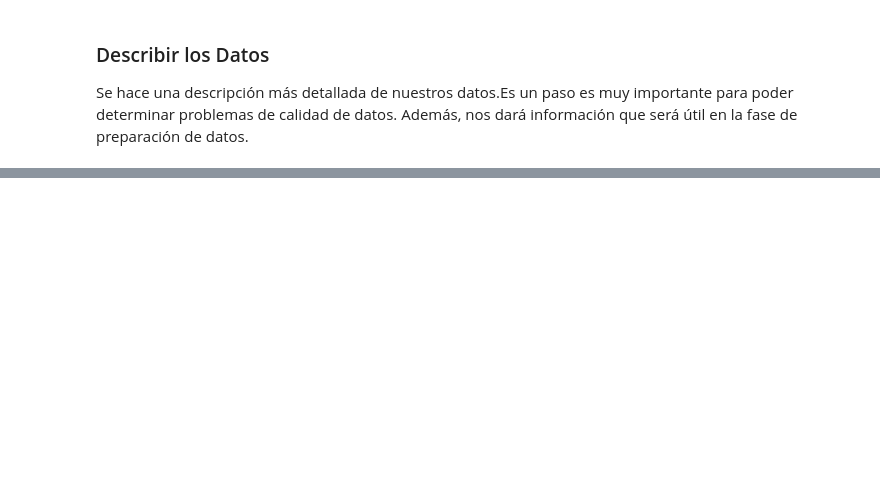
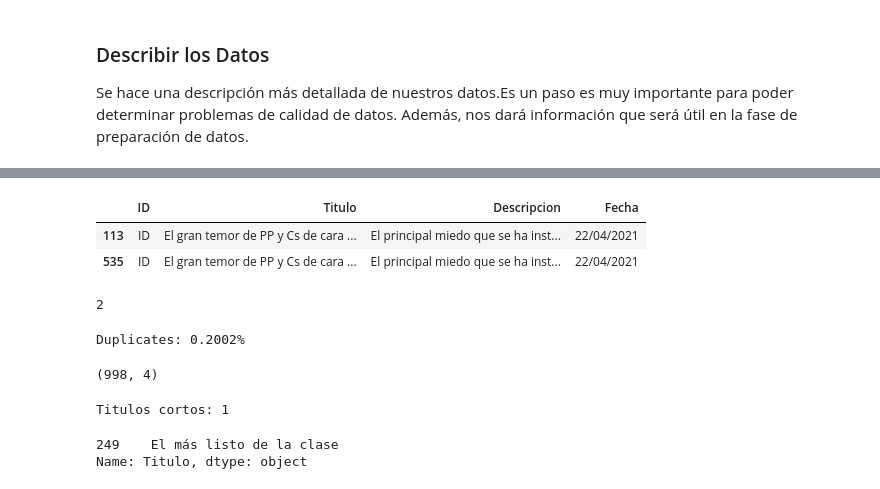
Before and after one commit to InteligenciaNegocios-G14/Proyecto1, a Jupyter notebook: Proyeto1.ipynb, the cells around one changed output, grey strips where cells are left out. Cells and saved outputs as stored; diff of their text form; code cells hidden in the pictures; blank space fills up the shorter version.

```diff
--- a/Proyeto1.ipynb
+++ b/Proyeto1.ipynb
@@ -77,0 +84,2 @@ data.sample(5)
+# %%
+features = ['Titulo', 'Descripcion', 'Fecha']
@@ -77,0 +91,2 @@ data.sample(5)
+# %%
+fake_df = fake_df.dropna(subset=["Titulo"]+features)
@@ -77,0 +99,15 @@ data.sample(5)
+# %%
+fake_df.loc[fake_df.duplicated(subset=features, keep=False)].head(3)
+# %% [output]
+|  | ID | Titulo | Descripcion | Fecha |
+| 113 | ID | El gran temor de PP y Cs de cara ... | El principal miedo que se ha inst... | 22/04/2021 |
+| 535 | ID | El gran temor de PP y Cs de cara ... | El principal miedo que se ha inst... | 22/04/2021 |
+# %%
+duplicated_rows = fake_df.loc[fake_df.duplicated(subset=features, keep=False)].shape[0]
+duplicated_rows
+# %% [output]
+2
+# %%
+print(f"Duplicates: {(duplicated_rows/total_rows)*100:.4f}%")
+# %% [output]
+Duplicates: 0.2002%
@@ -77,0 +117,12 @@ data.sample(5)
+# %%
+fake_df.shape
+# %% [output]
+(998, 4)
+# %%
+titulosCortos = fake_df['Titulo'].str.len() < 25
+print(f"Titulos cortos: {titulosCortos.sum()}")
+fake_df.loc[titulosCortos, 'Titulo']
+# %% [output]
+Titulos cortos: 1
+249    El más listo de la clase
+Name: Titulo, dtype: object
```
Also changed, not shown: parts of 9 cells of this notebook.
